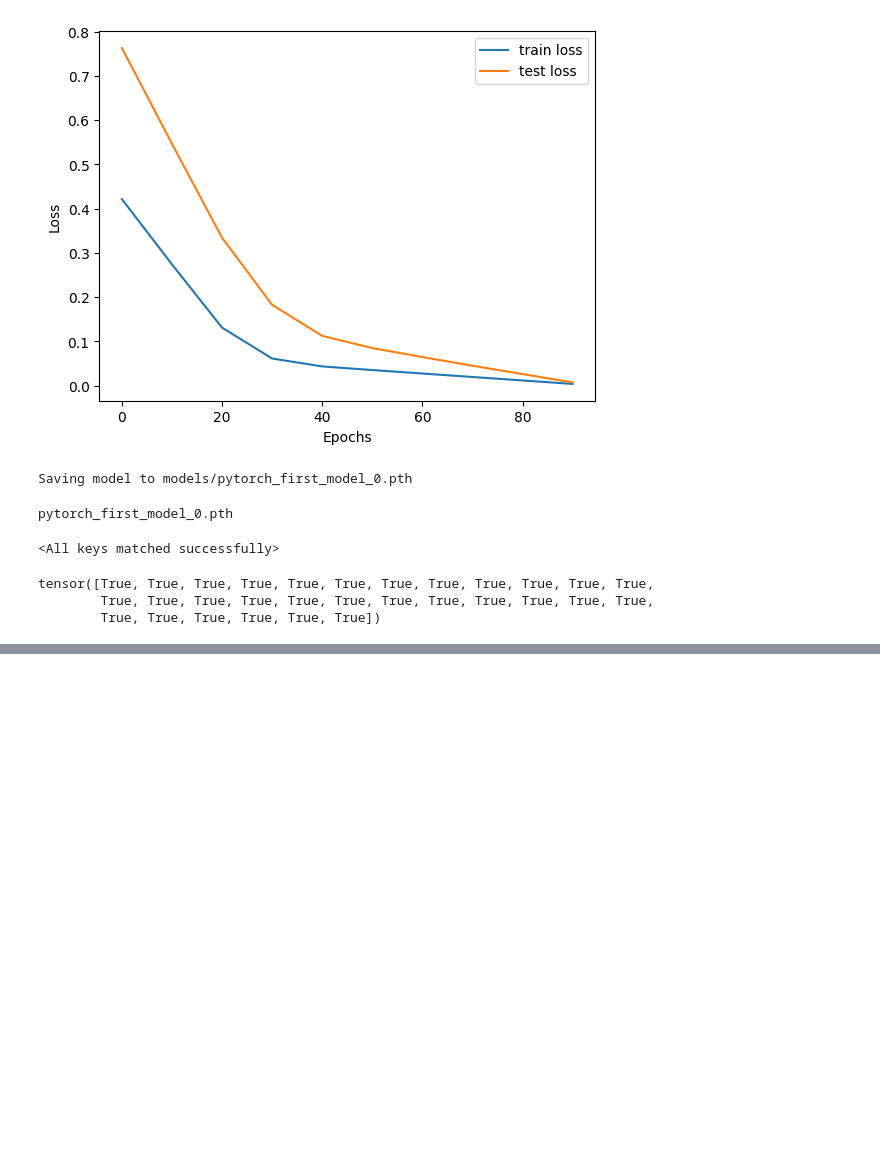
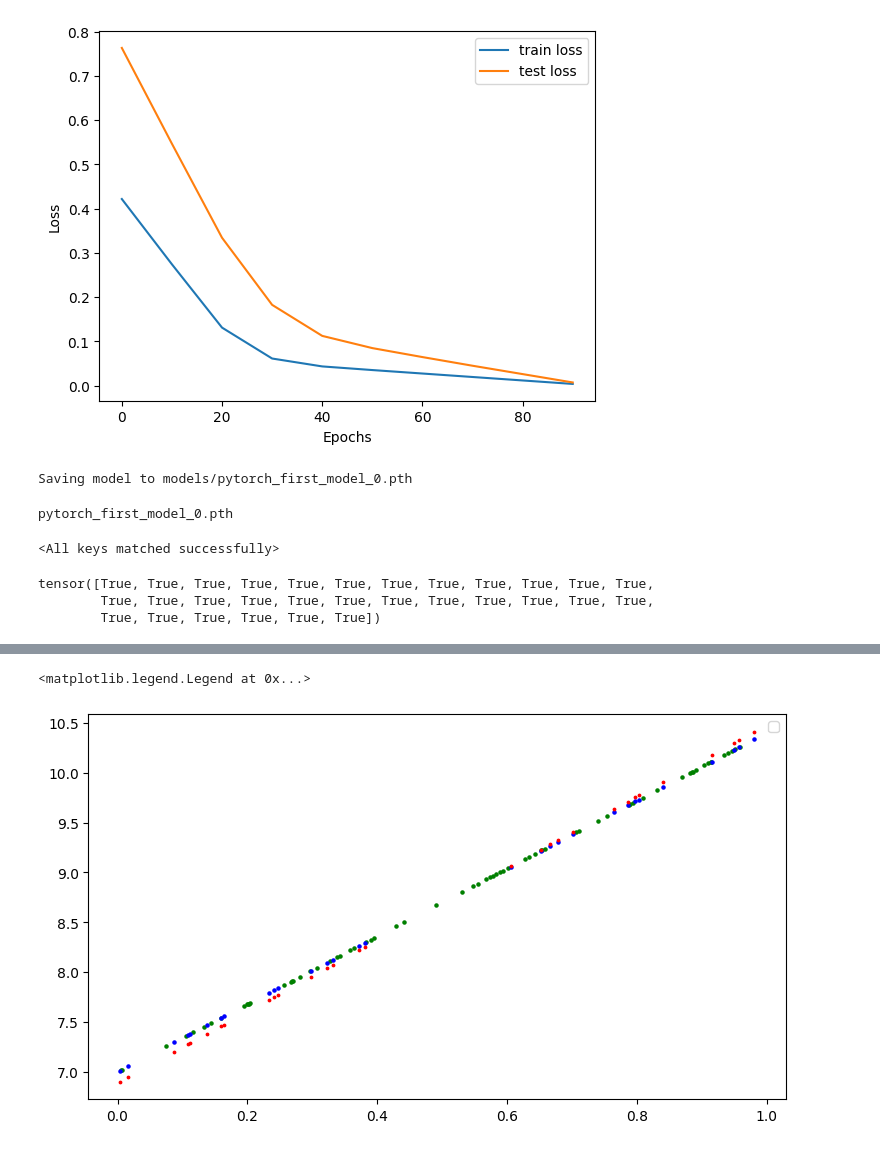
Before and after one commit to Zeckaris/pytorch-small-projects, a Jupyter notebook: fundamental01.ipynb, the cells around one changed output, grey strips where cells are left out. Cells and saved outputs as stored; diff of their text form; code cells hidden in the pictures; blank space fills up the shorter version.

Commit message:
First model implemented as a test

```diff
--- a/fundamental01.ipynb
+++ b/fundamental01.ipynb
@@ -180,0 +183,68 @@ tensor([True, True, True, True, True, True, True, True, True, True, True, True,
+# %%
+import torch
+from torch import nn
+import matplotlib.pyplot as plt
+
+wght= 3.4
+bias= 7
+
+if torch.cuda.is_available():
+    deviceSet='cuda:0'
+else:
+    deviceSet='cpu'
+
+torch.manual_seed(42)
+a= torch.rand(100,device=deviceSet)
+b= wght * a + bias
+
+#now i am going to split them into training and testing set
+a_train= a[:70]
+b_train= b[:70]
+a_test= a[70:]
+b_test= b[70:]
+
+
+class LinearModel(nn.Module):
+    def __init__(self):
+        super().__init__()
+        self.weight= nn.Parameter(torch.randn(1, device=deviceSet ,requires_grad= True))
+        self.bias= nn.Parameter(torch.randn(1, device=deviceSet, requires_grad=True))
+
+    def forward(self, x:torch.Tensor) ->  torch.Tensor:
+        return self.weight * x + self.bias
+
+torch.manual_seed(42)
+model_1= LinearModel()
+lossFn= nn.L1Loss()
+optmzr= torch.optim.SGD(params=model_1.parameters(), lr=0.001)
+epochs= 8000
+epoch_values=[]
+train_loss_values=[]
+test_loss_values=[]
+
+for epoch in range(epochs):
+    model_1.train()
+    b_train_pred= model_1(a_train)
+    loss=lossFn(b_train_pred, b_train)
+    optmzr.zero_grad()
+    loss.backward()
+    optmzr.step()
+    model_1.eval()
+    if epoch % 50 == 0:
+        epoch_values.append(epoch)
+        train_loss_values.append(loss.detach().numpy())
+        with torch.inference_mode():
+            b_test_pred= model_1(a_test)
+            test_loss_rslt= lossFn(b_test_pred, b_test)
+            test_loss_values.append(test_loss_rslt.detach().numpy())
+            print(test_loss_rslt)
+
+with torch.inference_mode():
+    b_test_pred= model_1(a_test)
+
+plt.figure(figsize=(9, 5))
+plt.scatter(a_train, b_train, c='g', s=5)
+plt.scatter(a_test, b_test, c='b', s=5)
+plt.scatter(a_test, b_test_pred, c='r', s=3)
+plt.legend()
+# %% [output]
@@ -180,0 +268,2 @@ tensor([True, True, True, True, True, True, True, True, True, True, True, True,
+<matplotlib.legend.Legend at 0x...>
+[figure, added]
```
Also changed, not shown: parts of 5 cells of this notebook.
